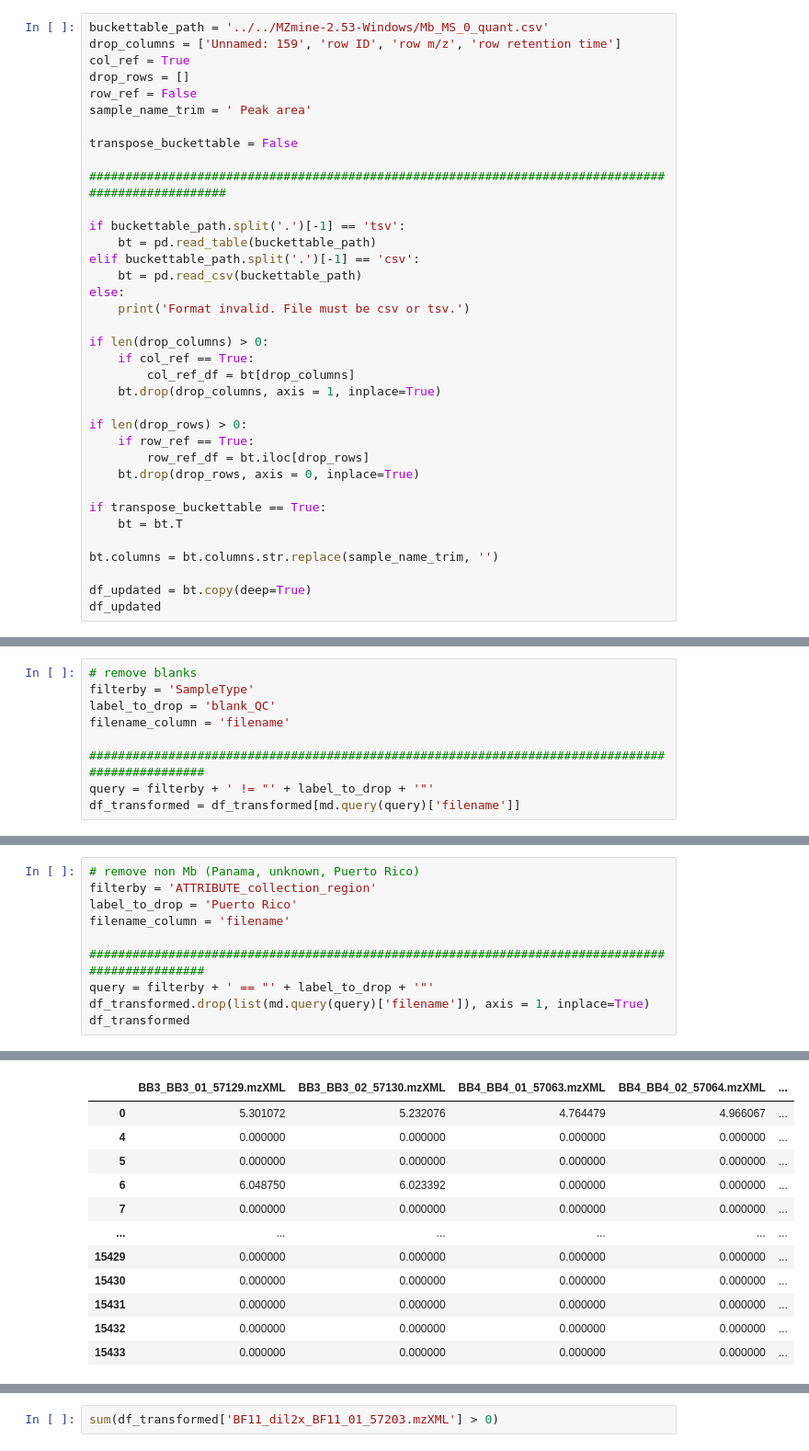
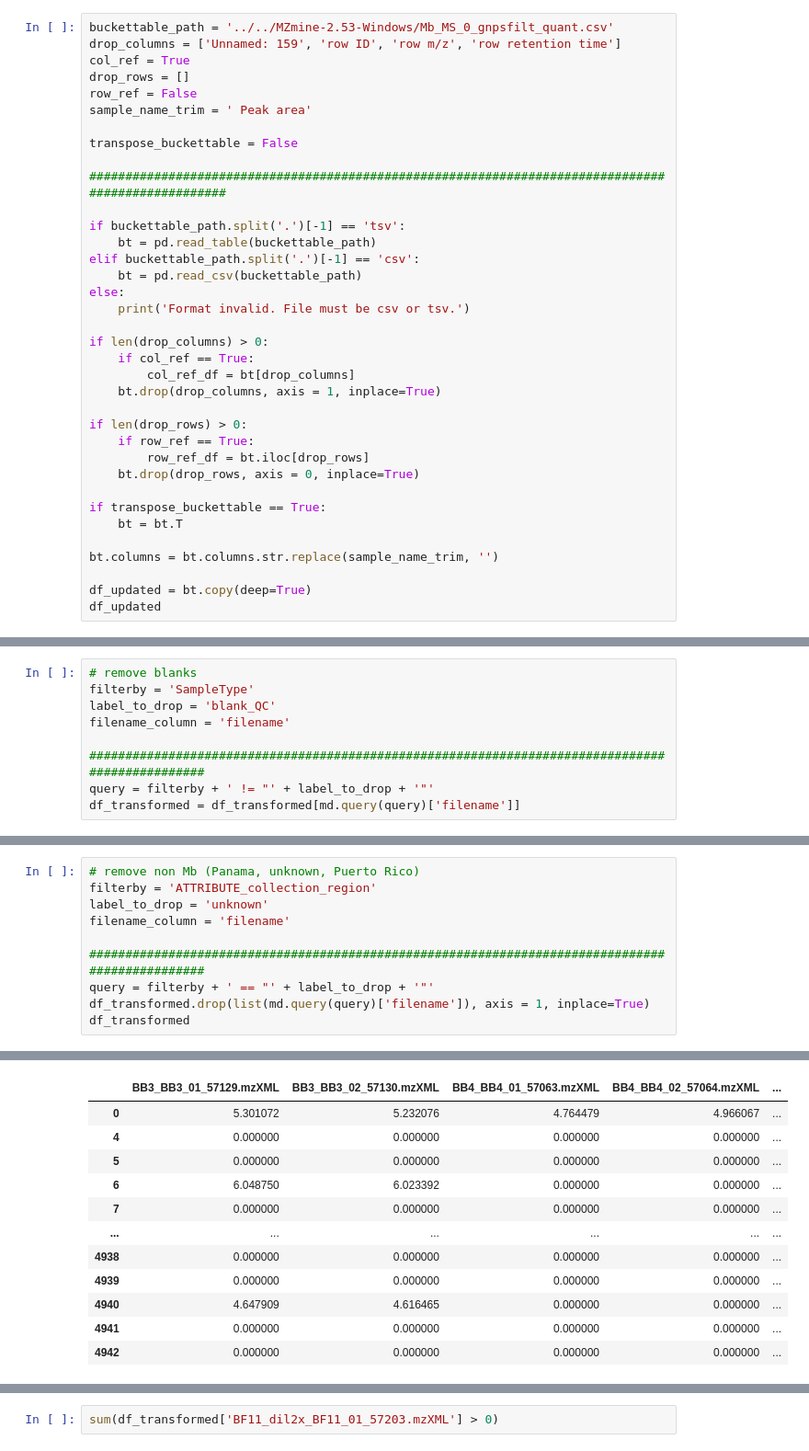
Before and after one commit to c-leber/ORCA, a Jupyter notebook: ORCA.ipynb, the cells around one changed output, grey strips where cells are left out. Shown: that part at 92% size. Cells and saved outputs as stored; diff of their text form.

```diff
--- a/ORCA.ipynb
+++ b/ORCA.ipynb
@@ -302,7 +302,7 @@ Note: All of the following code is setup to work on a bucket table that is arran
 
 **If you used the MS1 Feature Processing to generate a bucket table above, you can skip the following cell.**
 # %%
-buckettable_path = '../../MZmine-2.53-Windows/Mb_MS_0_quant.csv'
+buckettable_path = '../../MZmine-2.53-Windows/Mb_MS_0_gnpsfilt_quant.csv'
 drop_columns = ['Unnamed: 159', 'row ID', 'row m/z', 'row retention time']
 col_ref = True
 drop_rows = []
@@ -554,27 +554,27 @@ df_transformed
 # %%
 # remove non Mb (Panama, unknown, Puerto Rico)
 filterby = 'ATTRIBUTE_collection_region'
-label_to_drop = 'Puerto Rico'
+label_to_drop = 'unknown'
 filename_column = 'filename'
 
 ################################################################################################
 query = filterby + ' == "' + label_to_drop + '"'
 df_transformed.drop(list(md.query(query)['filename']), axis = 1, inplace=True)
 df_transformed
 # %% [output]
 A value is trying to be set on a copy of a slice from a DataFrame
 
 See the caveats in the documentation: https://pandas.pydata.org/pandas-docs/stable/user_guide/indexing.html#returning-a-view-versus-a-copy
   errors=errors,
 |  | BB3_BB3_01_57129.mzXML | BB3_BB3_02_57130.mzXML | BB4_BB4_01_57063.mzXML | BB4_BB4_02_57064.mzXML | ... |
 | 0 | 5.301072 | 5.232076 | 4.764479 | 4.966067 | ... |
 | 4 | 0.000000 | 0.000000 | 0.000000 | 0.000000 | ... |
 | 5 | 0.000000 | 0.000000 | 0.000000 | 0.000000 | ... |
 | 6 | 6.048750 | 6.023392 | 0.000000 | 0.000000 | ... |
 | 7 | 0.000000 | 0.000000 | 0.000000 | 0.000000 | ... |
 | ... | ... | ... | ... | ... | ... |
-| 15429 | 0.000000 | 0.000000 | 0.000000 | 0.000000 | ... |
-| 15430 | 0.000000 | 0.000000 | 0.000000 | 0.000000 | ... |
-| 15431 | 0.000000 | 0.000000 | 0.000000 | 0.000000 | ... |
-| 15432 | 0.000000 | 0.000000 | 0.000000 | 0.000000 | ... |
-| 15433 | 0.000000 | 0.000000 | 0.000000 | 0.000000 | ... |
+| 4938 | 0.000000 | 0.000000 | 0.000000 | 0.000000 | ... |
+| 4939 | 0.000000 | 0.000000 | 0.000000 | 0.000000 | ... |
+| 4940 | 4.647909 | 4.616465 | 0.000000 | 0.000000 | ... |
+| 4941 | 0.000000 | 0.000000 | 0.000000 | 0.000000 | ... |
+| 4942 | 0.000000 | 0.000000 | 0.000000 | 0.000000 | ... |
```
Also changed, not shown: parts of 35 cells of this notebook.
